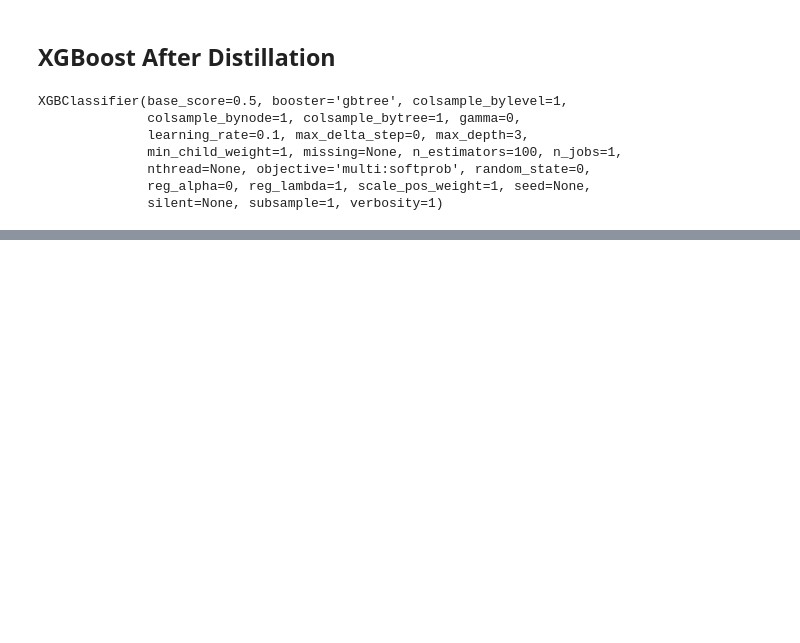
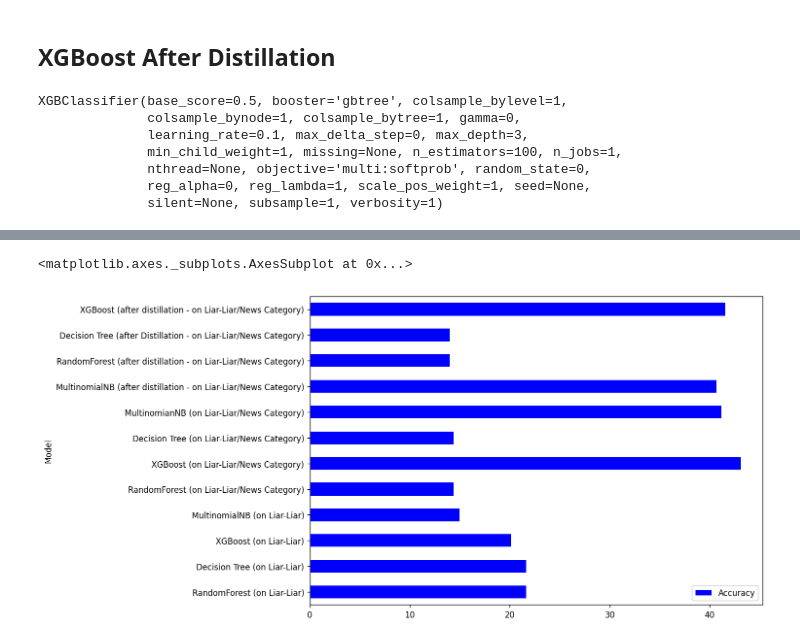
Before and after one commit to akshaya-nagarajan/MachineLearning, a Jupyter notebook: MLNodeRankMulticlassClassification.ipynb, the cells around one changed output, grey strips where cells are left out. Saved outputs shown, nothing was run; the diff lists cells and outputs as text; code cells hidden in the pictures; blank space fills up the shorter version.

```diff
--- a/MLNodeRankMulticlassClassification.ipynb
+++ b/MLNodeRankMulticlassClassification.ipynb
@@ -1246,0 +1282,6 @@ outputDf.head(20)
+# %%
+fig, ax = plt.subplots()
+outputDf.plot(kind='barh',x='Model',y='Accuracy', ax=ax, color='b')
+# %% [output]
+<matplotlib.axes._subplots.AxesSubplot at 0x...>
+[figure, added]
```
Also changed, not shown: parts of 29 cells of this notebook.
